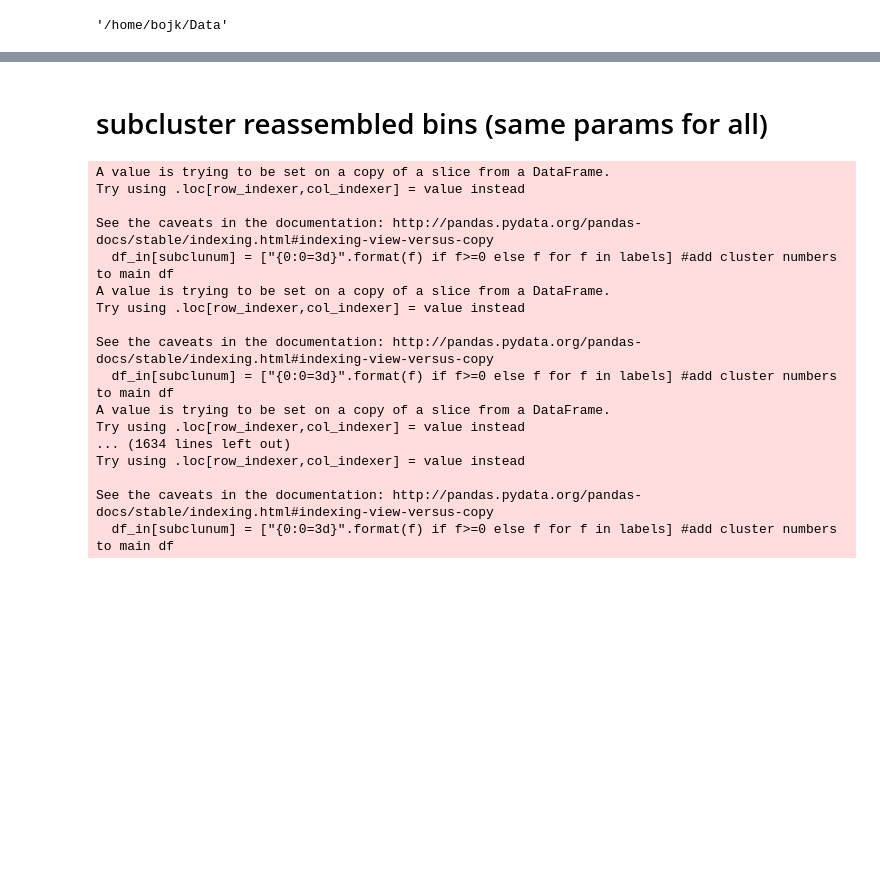
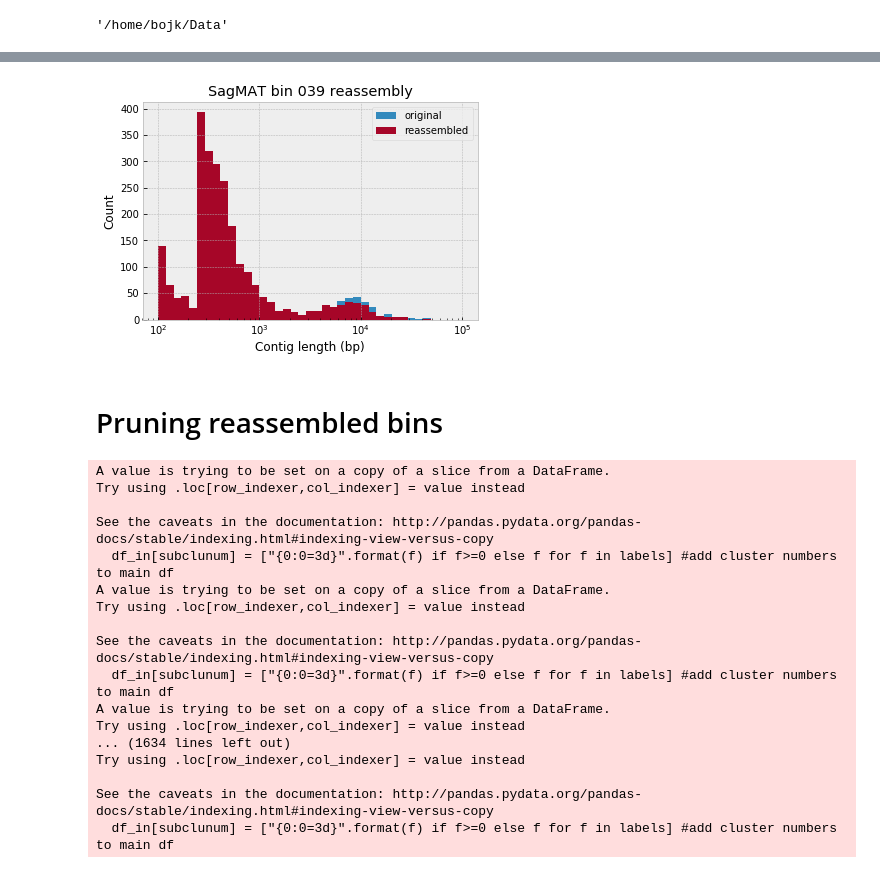
Before and after one commit to BojkArth/minimeta_notebooks, a Jupyter notebook: 201901_postReassemblyPruning_SagMAT.ipynb, the cells around one changed output, grey strips where cells are left out. Saved outputs shown, nothing was run; the diff lists cells and outputs as text; code cells hidden in the pictures; blank space fills up the shorter version.

Commit message:
started sagmat pruning/selection

```diff
--- a/201901_postReassemblyPruning_SagMAT.ipynb
+++ b/201901_postReassemblyPruning_SagMAT.ipynb
@@ -88,0 +245,22 @@ Index(['40cm_mean', '40cm_median', '40cm_std', '55cm_mean', '55cm_median',
+# %%
+binn = '039'
+file = '/home/bojk/Data/Permafrost/SagMAT/bins/fasta/originals/genome_cluster.'+binn+'.fasta'
+file2 = '/home/bojk/Data/Permafrost/SagMAT/bins/fasta/reassembly/genome_contigs_withBulk.'+binn+'.fasta'
+len_orig = [];len_reas=[]
+for s in HTSeq.FastaReader(file):
+    len_orig.append(len(s.seq))
+for s in HTSeq.FastaReader(file2):
+    len_reas.append(len(s.seq))
+# %%
+#old = plt.hist(len_orig,np.linspace(100,1e5,40))
+f = plt.figure()
+oldlog = plt.hist(len_orig,np.logspace(2,5,40))
+newlog = plt.hist(len_reas,np.logspace(2,5,40))
+plt.legend(['original','reassembled'])
+plt.xlabel('Contig length (bp)')
+plt.ylabel('Count')
+plt.title('SagMAT bin '+binn+' reassembly')
+plt.xscale('log')
+f.savefig(indir_reassembly+'SM_bin_'+binn+'_reassembly.png')
+# %% [output]
+[figure, added]
@@ -89,5 +274,5 @@ Index(['40cm_mean', '40cm_median', '40cm_std', '55cm_mean', '55cm_median',
 # %% [markdown]
-# subcluster reassembled bins (same params for all)
+# Pruning reassembled bins
 # %%
 imp.reload(sub)
 fastadir = 'Permafrost/FranklinBluffs/bins/fasta/reassembly/'
```
Also changed, not shown: parts of 27 cells of this notebook, 1 other file.
